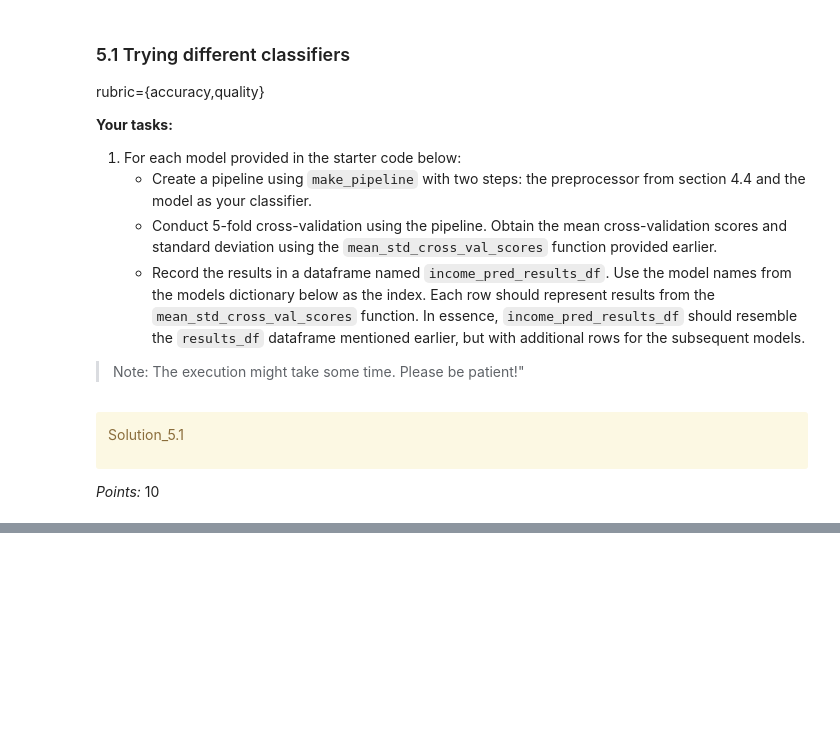
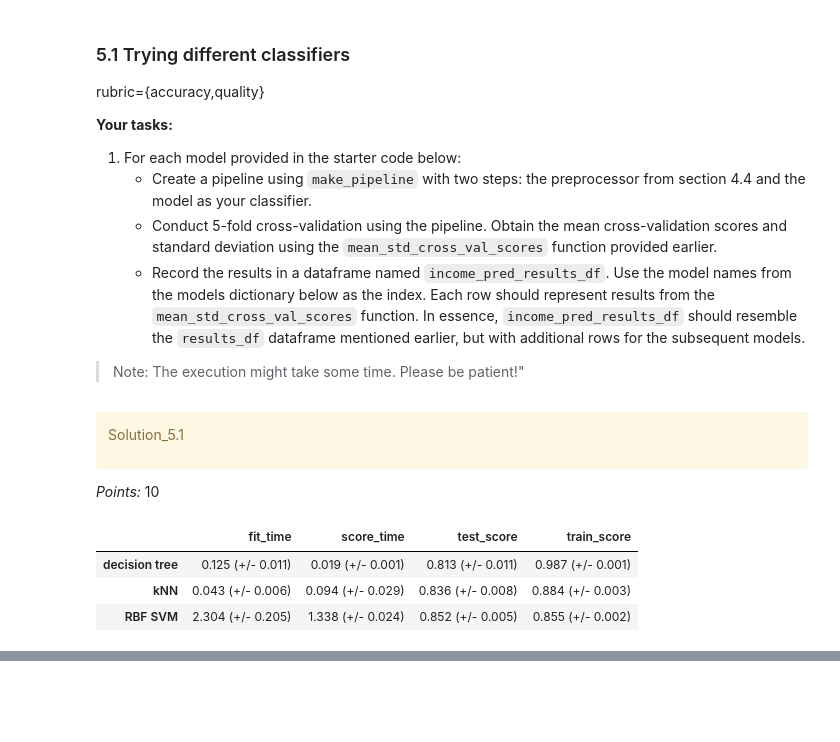
Before and after one commit to Kuiyun24z/CPSC-330-hw3, a Jupyter notebook: hw3.ipynb, the cells around one changed output, grey strips where cells are left out. Cells and saved outputs as stored; diff of their text form; code cells hidden in the pictures; blank space fills up the shorter version.

```diff
--- a/hw3.ipynb
+++ b/hw3.ipynb
@@ -763,2 +765,24 @@ income_pred_results_df = None
+# %%
+
+income_pred_results = {}
+
+for name, model in models.items():
+    pipe = make_pipeline(preprocessor, model)
+    income_pred_results[name] = mean_std_cross_val_scores(
+        pipe,
+        X_train,
+        y_train,
+        cv=5,
+        scoring="accuracy",
+        return_train_score=True,
+    )
+
+income_pred_results_df = pd.DataFrame(income_pred_results).T
+income_pred_results_df
+# %% [output]
+|  | fit_time | score_time | test_score | train_score |
+| decision tree | 0.125 (+/- 0.011) | 0.019 (+/- 0.001) | 0.813 (+/- 0.011) | 0.987 (+/- 0.001) |
+| kNN | 0.043 (+/- 0.006) | 0.094 (+/- 0.029) | 0.836 (+/- 0.008) | 0.884 (+/- 0.003) |
+| RBF SVM | 2.304 (+/- 0.205) | 1.338 (+/- 0.024) | 0.852 (+/- 0.005) | 0.855 (+/- 0.002) |
 # %%
 ...
```
Also changed, not shown: parts of 18 cells of this notebook.
